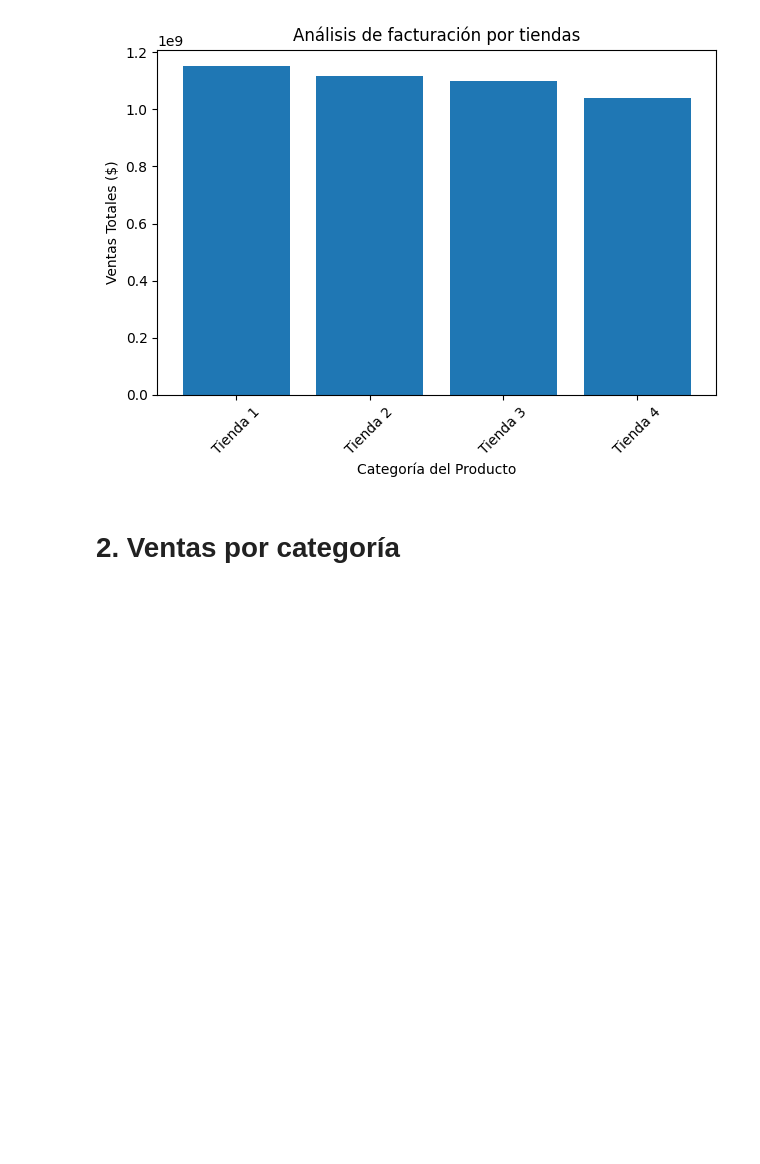
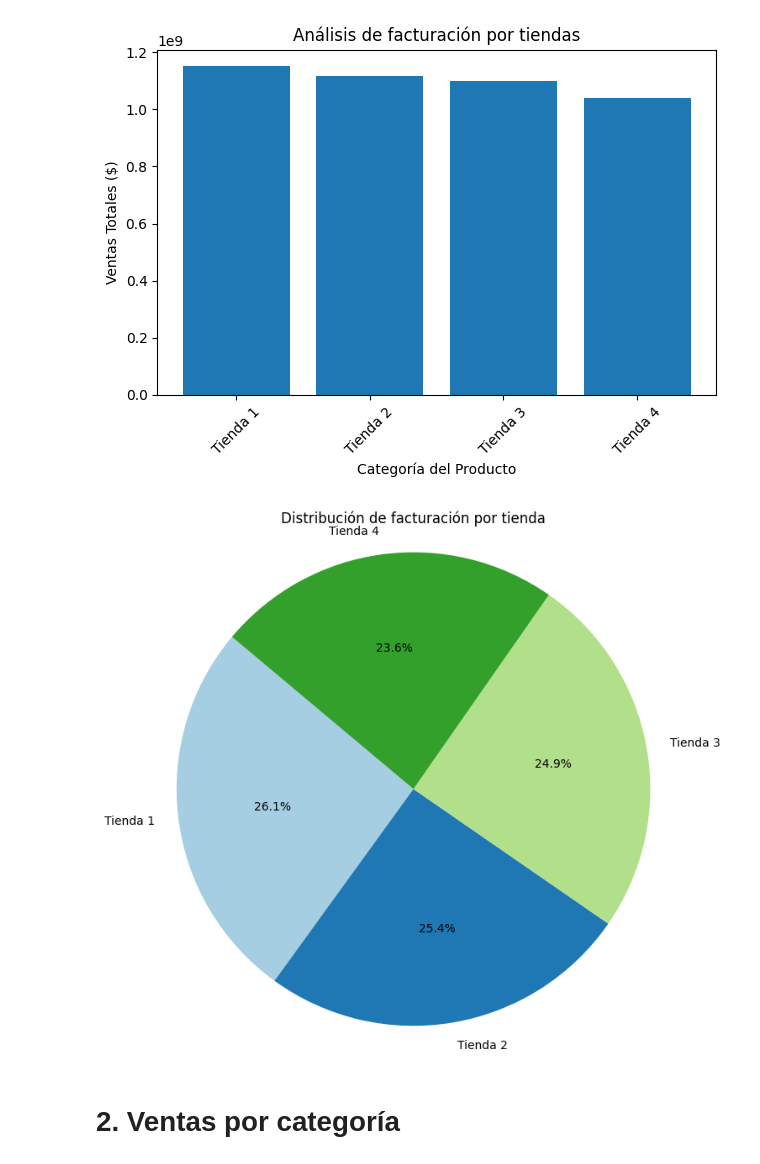
Before and after one commit to Yasna79/Challenge-1-Alura-Stores, a Jupyter notebook: AluraStoreLatam.ipynb, the cells around one changed output. Saved outputs shown, nothing was run; the diff lists cells and outputs as text; code cells hidden in the pictures; blank space fills up the shorter version.

```diff
--- a/AluraStoreLatam.ipynb
+++ b/AluraStoreLatam.ipynb
@@ -58,6 +58,19 @@ plt.tight_layout()
 plt.show()
 # %% [output]
 [figure]
+# %%
+# Datos
+labels = facturacion_tiendas['id']
+sizes = facturacion_tiendas['Precio']
+
+# Gráfico de pastel
+plt.figure(figsize=(8, 8))
+plt.pie(sizes, labels=labels, autopct='%1.1f%%', startangle=140, colors=plt.cm.Paired.colors)
+plt.title('Distribución de facturación por tienda')
+plt.axis('equal')  # Circulo perfecto
+plt.show()
+# %% [output]
+[figure, added]
 # %% [markdown]
 # 2. Ventas por categoría
 # %%
```
Also changed, not shown: parts of 3 cells of this notebook.
